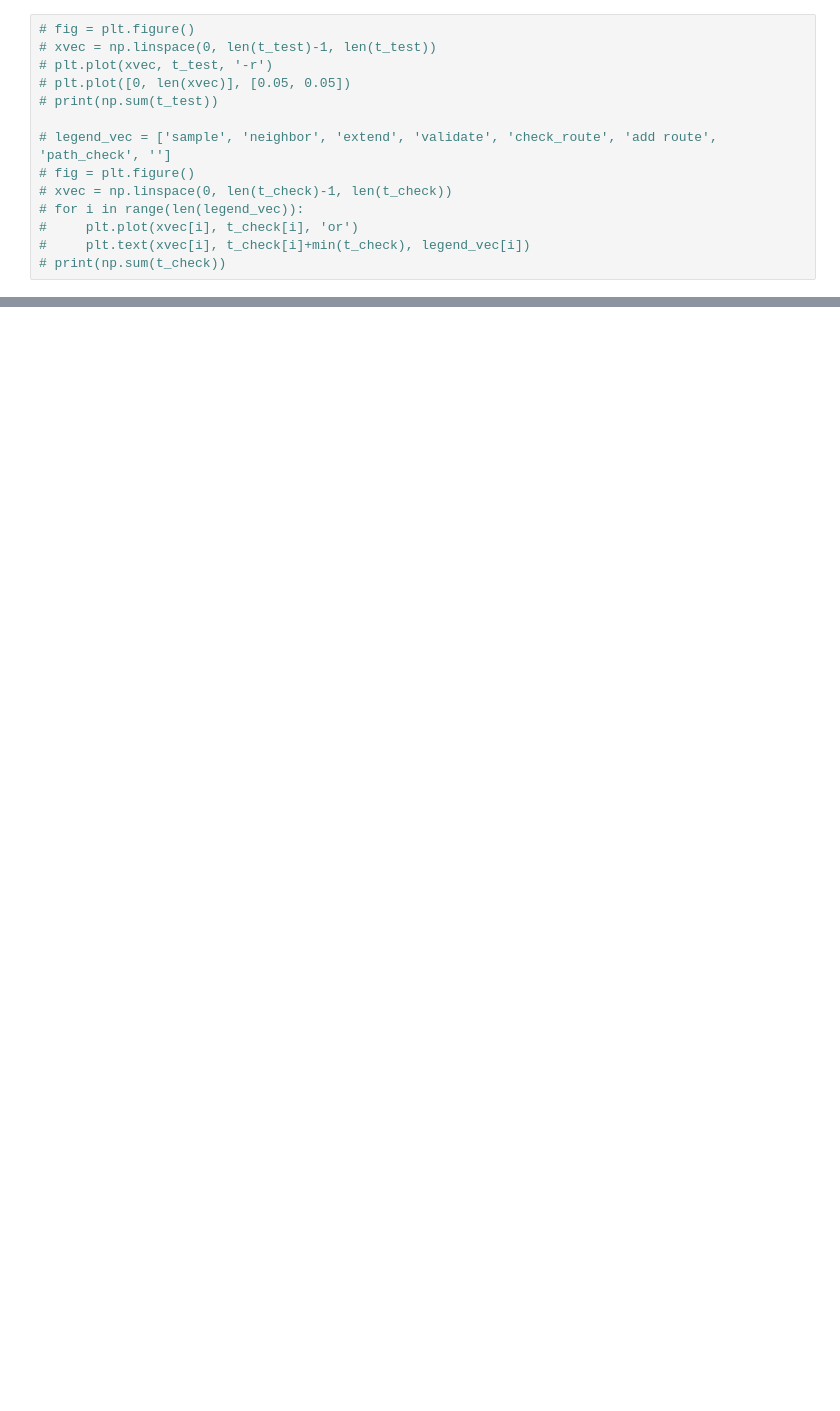
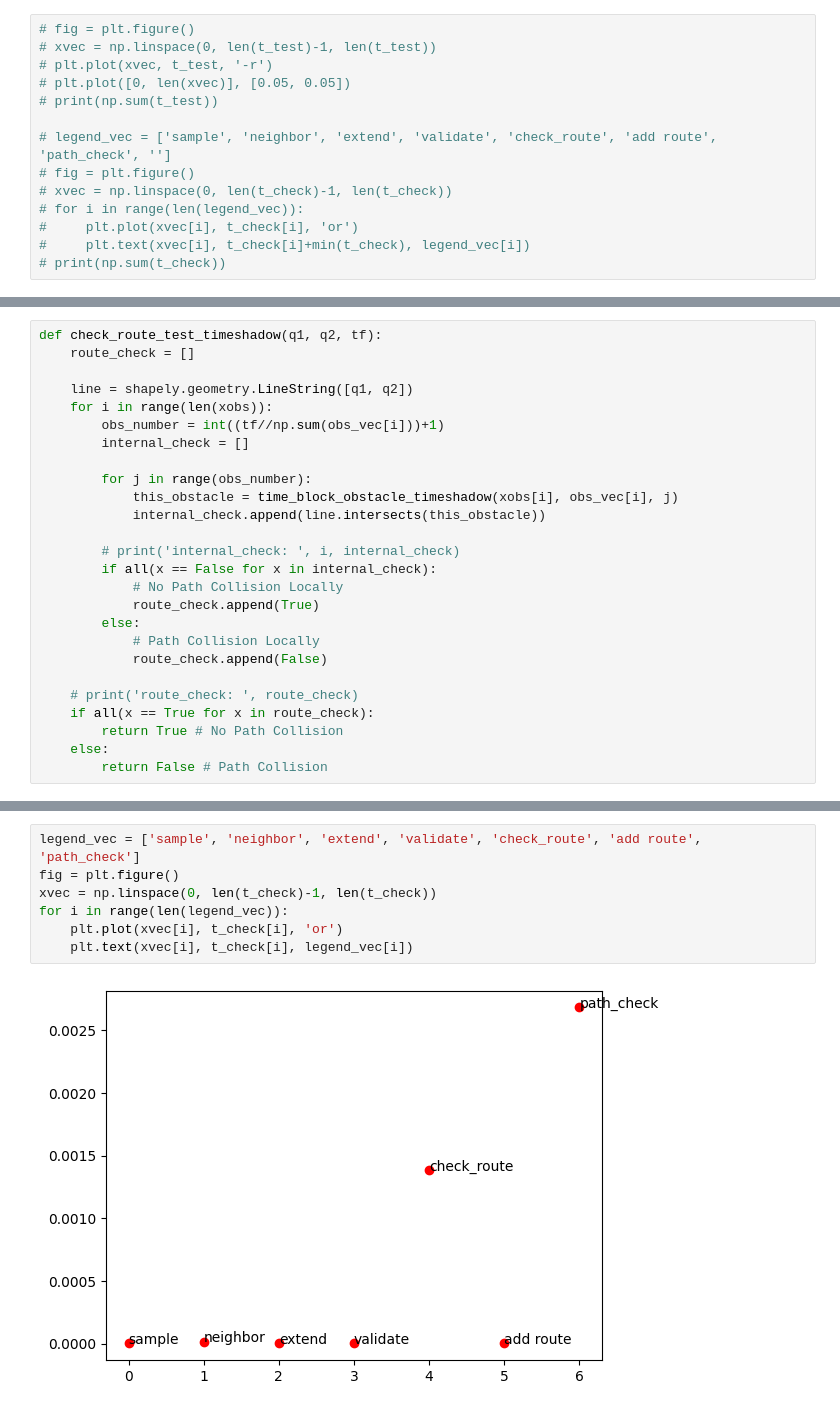
Before and after one commit to jeffersonkim97/cognis_UAM, a Jupyter notebook: script/Comparison/1D-ST-RRT-Connect.ipynb, the cells around one changed output, grey strips where cells are left out. Drawn from its saved outputs; the diff is of its cells as text; blank space fills up the shorter version.

```diff
--- a/script/Comparison/1D-ST-RRT-Connect.ipynb
+++ b/script/Comparison/1D-ST-RRT-Connect.ipynb
@@ -433,0 +534,26 @@ Text(0, 0.5, 't (sec)')
+# %%
+def check_route_test_timeshadow(q1, q2, tf):
+    route_check = []
+
+    line = shapely.geometry.LineString([q1, q2])
+    for i in range(len(xobs)):
+        obs_number = int((tf//np.sum(obs_vec[i]))+1)
+        internal_check = []
+
+        for j in range(obs_number):
+            this_obstacle = time_block_obstacle_timeshadow(xobs[i], obs_vec[i], j)
+            internal_check.append(line.intersects(this_obstacle))
+
+        # print('internal_check: ', i, internal_check)
+        if all(x == False for x in internal_check):
+            # No Path Collision Locally
+            route_check.append(True)
+        else:
+            # Path Collision Locally
+            route_check.append(False)
+
+    # print('route_check: ', route_check)
+    if all(x == True for x in route_check):
+        return True # No Path Collision
+    else:
+        return False # Path Collision
@@ -433,0 +795,9 @@ Text(0, 0.5, 't (sec)')
+# %%
+legend_vec = ['sample', 'neighbor', 'extend', 'validate', 'check_route', 'add route', 'path_check']
+fig = plt.figure()
+xvec = np.linspace(0, len(t_check)-1, len(t_check))
+for i in range(len(legend_vec)):
+    plt.plot(xvec[i], t_check[i], 'or')
+    plt.text(xvec[i], t_check[i], legend_vec[i])
+# %% [output]
+[figure, added]
```
Also changed, not shown: parts of 14 cells of this notebook, 1 other file.
